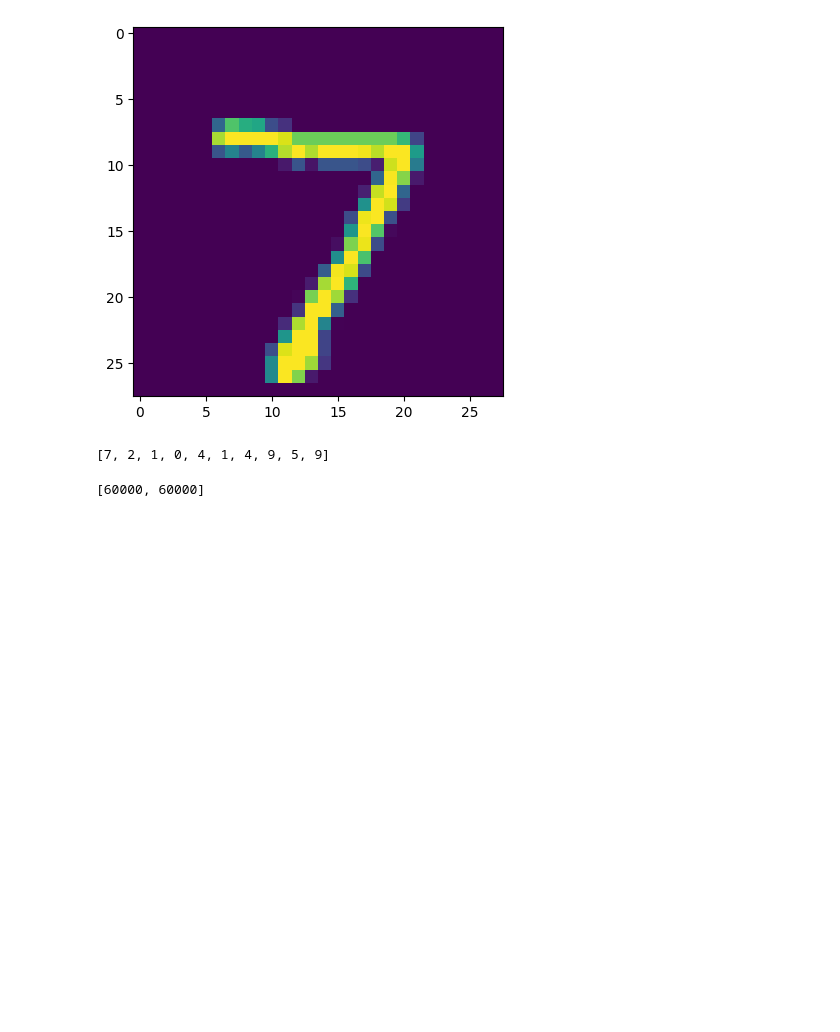
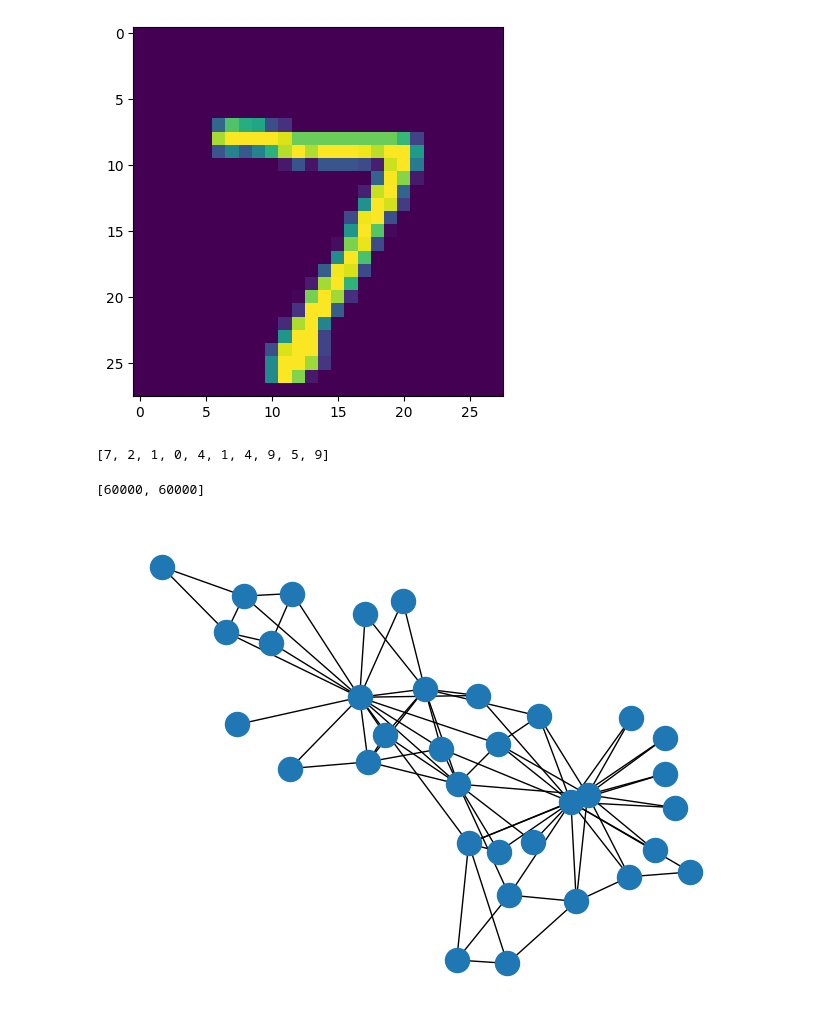
Before and after one commit to qc2321/embedders, a Jupyter notebook: notebooks/21_pc_other_graph_dataset.ipynb, the cells around one changed output. Drawn from its saved outputs; the diff is of its cells as text; code cells hidden in the pictures; blank space fills up the shorter version.

Commit message:
Bunch of graph stuff

```diff
--- a/notebooks/21_pc_other_graph_dataset.ipynb
+++ b/notebooks/21_pc_other_graph_dataset.ipynb
@@ -184,3 +184,9 @@ from embedders.dataloaders import load_mnist
 [len(x) for x in load_mnist(labels=True)]
 # %% [output]
 [60000, 60000]
+# %%
+import networkx as nx
+G = nx.read_gml("../data/graphs/karate/karate.gml", label="id")
+nx.draw(G)
+# %% [output]
+[figure, added]
```
Also changed, not shown: parts of 1 cell of this notebook, 10 other files.
